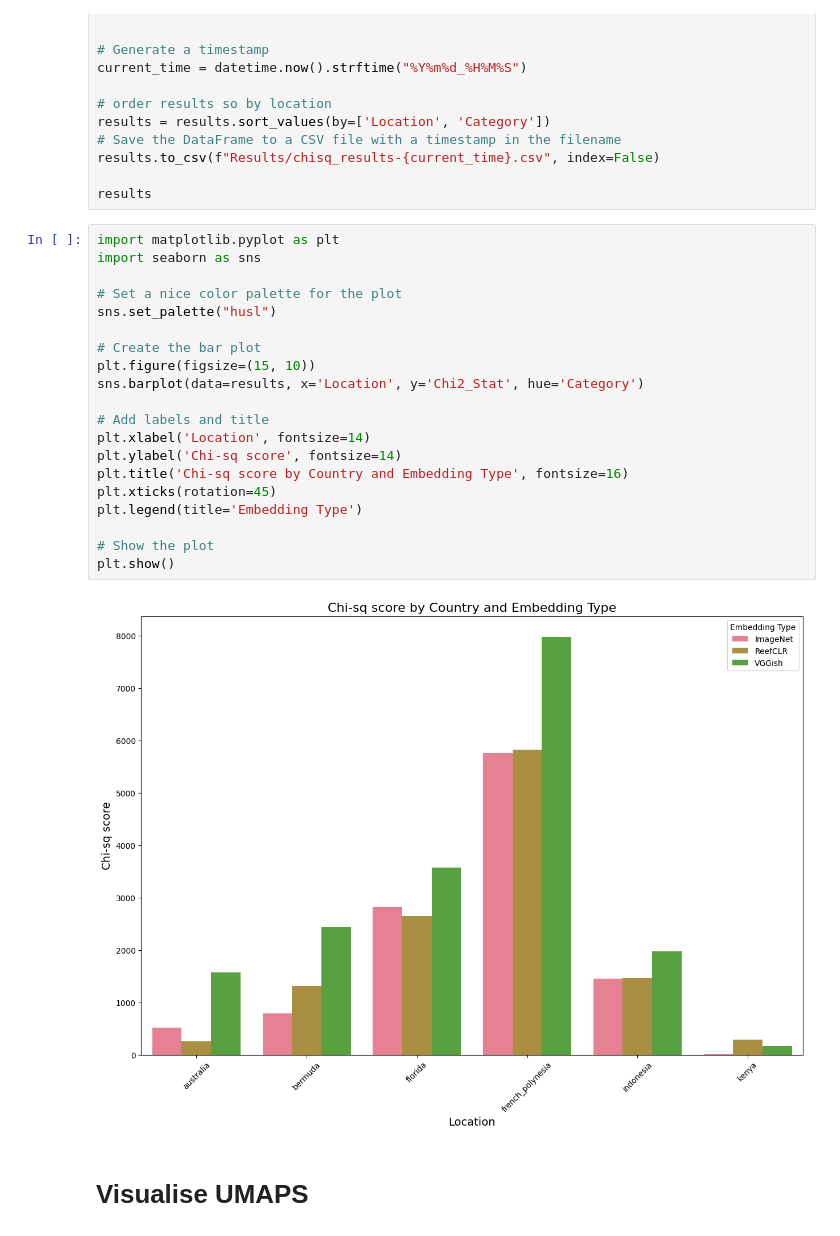
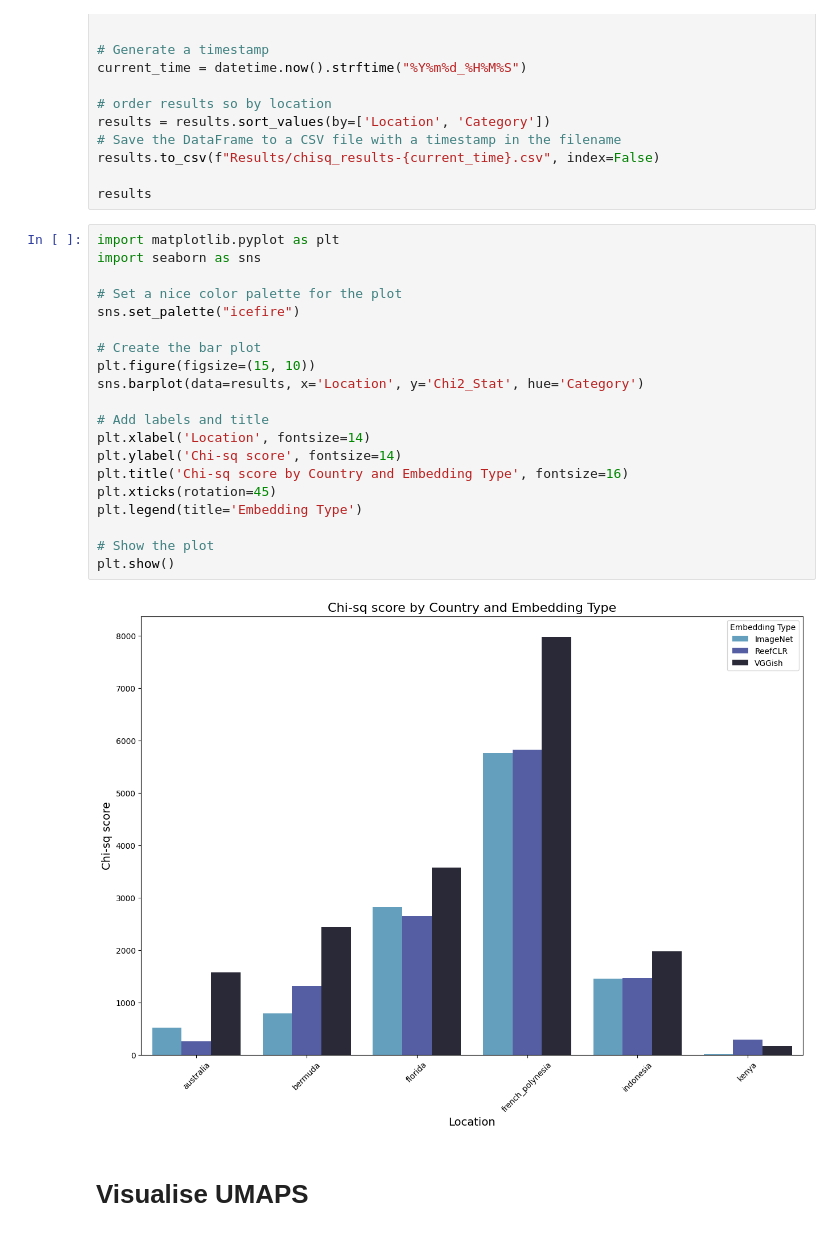
Before and after one commit to CV4EcologySchool/reef-audio-representation-learning, a Jupyter notebook: code/simclr-pytorch-reefs/evaluation/embeddings/cluster.ipynb, the cells around one changed output. Drawn from its saved outputs; the diff is of its cells as text.

```diff
--- a/code/simclr-pytorch-reefs/evaluation/embeddings/cluster.ipynb
+++ b/code/simclr-pytorch-reefs/evaluation/embeddings/cluster.ipynb
@@ -133,25 +133,25 @@ results
 # %%
 import matplotlib.pyplot as plt
 import seaborn as sns
 
 # Set a nice color palette for the plot
-sns.set_palette("husl")
+sns.set_palette("icefire")
 
 # Create the bar plot
 plt.figure(figsize=(15, 10))
 sns.barplot(data=results, x='Location', y='Chi2_Stat', hue='Category')
 
 # Add labels and title
 plt.xlabel('Location', fontsize=14)
 plt.ylabel('Chi-sq score', fontsize=14)
 plt.title('Chi-sq score by Country and Embedding Type', fontsize=16)
 plt.xticks(rotation=45)
 plt.legend(title='Embedding Type')
 
 # Show the plot
 plt.show()
 # %% [output]
-[figure, old version]
+[figure, new version]
 # %% [markdown]
 # Visualise UMAPS
 # %%
```
Also changed, not shown: 1 other file.
